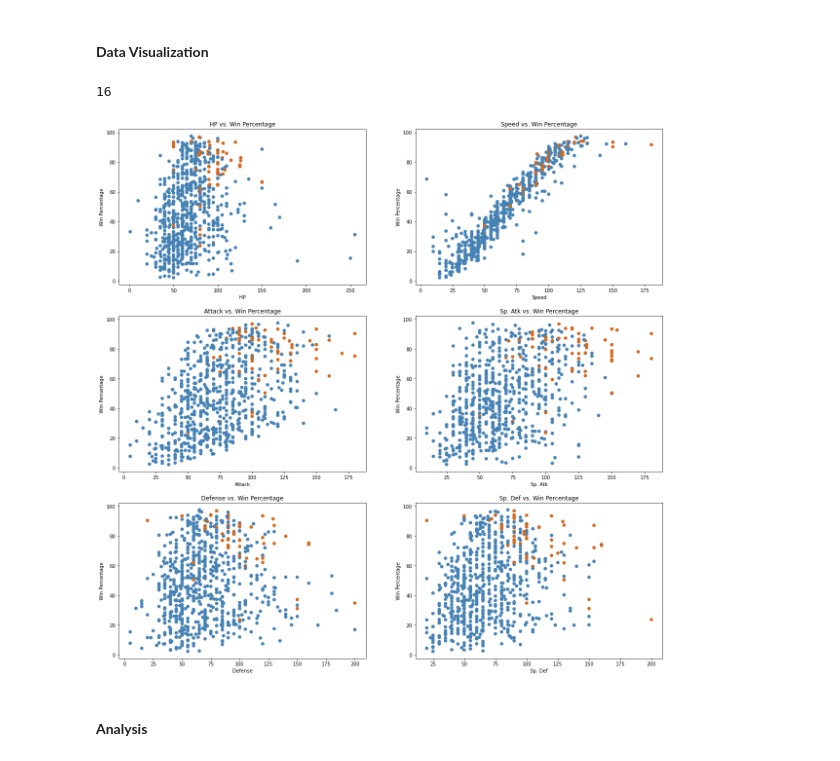
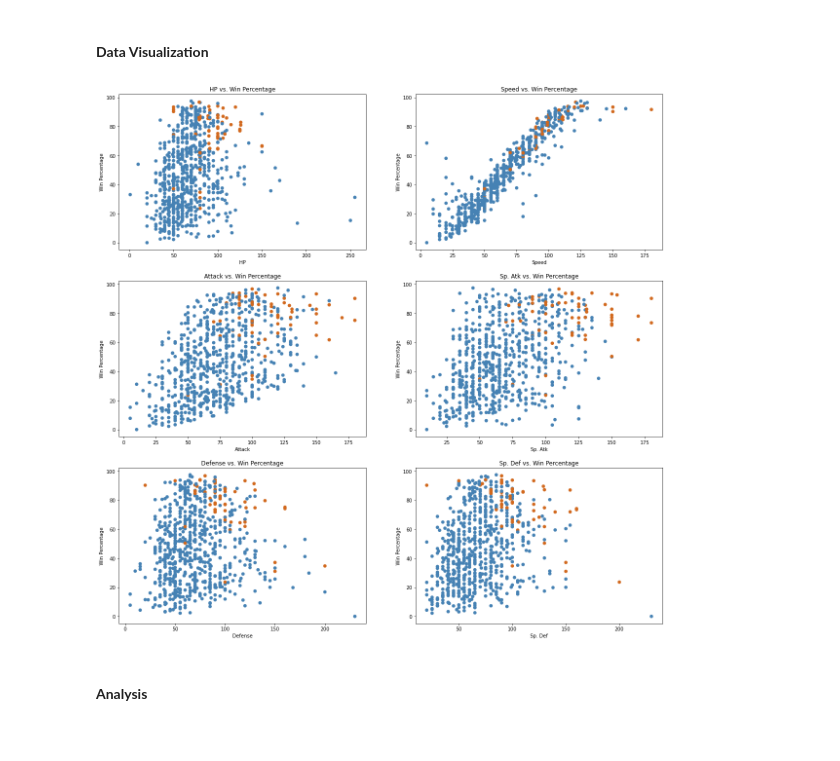
Before and after one commit to mgfalzon/Final-Tutorial, a Jupyter notebook: Matt.ipynb, the cells around one changed output. Cells and saved outputs as stored; diff of their text form; code cells hidden in the pictures.

Commit message:
Tidy Data Fix -- One pokemon had no wins lol

```diff
--- a/Matt.ipynb
+++ b/Matt.ipynb
@@ -171,0 +199,4 @@ pokemon[miss_id - 3 : miss_id + 3]
+# %%
+# Pokemon that did not win or lose (these pokemon did not compete)
+ids = [x for x in pokemon['#'] if x not in wins.index and x not in loss.index]
+display(ids, pokemon[pokemon['#'].isin(ids)].head())
@@ -171,0 +211,3 @@ pokemon[miss_id - 3 : miss_id + 3]
+# %%
+# Let's drop those pokemon, they won't provide insight for our analysis
+pokemon = pokemon[~pokemon['#'].isin(ids)]
@@ -171,0 +225,4 @@ pokemon[miss_id - 3 : miss_id + 3]
+# %%
+# Pokemon with no wins
+worst_pokemon = [x for x in pokemon['#'] if x in loss.index and x not in wins.index][0]
+pokemon[pokemon['#'] == worst_pokemon]
@@ -171,0 +232,3 @@ pokemon[miss_id - 3 : miss_id + 3]
+# %%
+# Add 0 to wins for Shuckle
+wins[worst_pokemon] = 0
@@ -325,22 +369,24 @@ dtype: int64
 # %%
 # Graph Base Stats -- Win Percentage
 base_stats = ["HP", "Speed", "Attack", "Sp. Atk", "Defense", "Sp. Def"]
 fig, axs = plt.subplots(3, 2, figsize=(20, 20))
 pts = [(i, j) for i in range(3) for j in range(2)]
 
 color = np.where(pokemon['Legendary'] == True, 'chocolate', 'steelblue')
 for stat, (x,y) in zip(base_stats, pts):
   # Plot stat on subplot
   ax = axs[x, y]
   ax.scatter(stat, "win_pct", data=pokemon, c=color)
   ax.set(title=f'{stat} vs. Win Percentage', xlabel=stat, ylabel='Win Percentage')
 
-  # Line of best fit
+  # Line of best fit (this part is wrong/idk if we need it)
+  # Look a speed when enabled
+  '''
   x, y = pokemon[stat], pokemon['win_pct']
   m,b = np.polyfit(x, y, 1)
-  plt.plot(x, x*m + b)
+  ax.plot(x, x*m + b)
+  '''
 # %% [output]
-16
-[figure, old version]
+[figure, new version]
 # %% [markdown]
 #### **Analysis**
```
Also changed, not shown: parts of 24 cells of this notebook.
